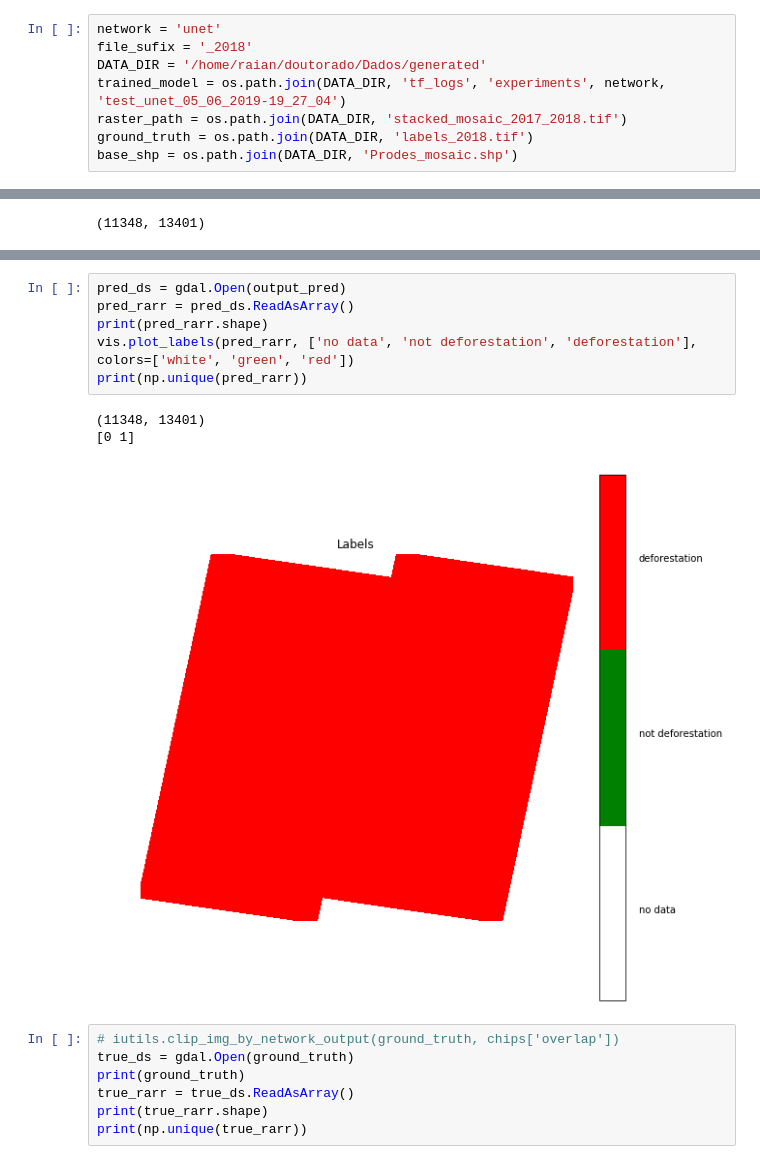
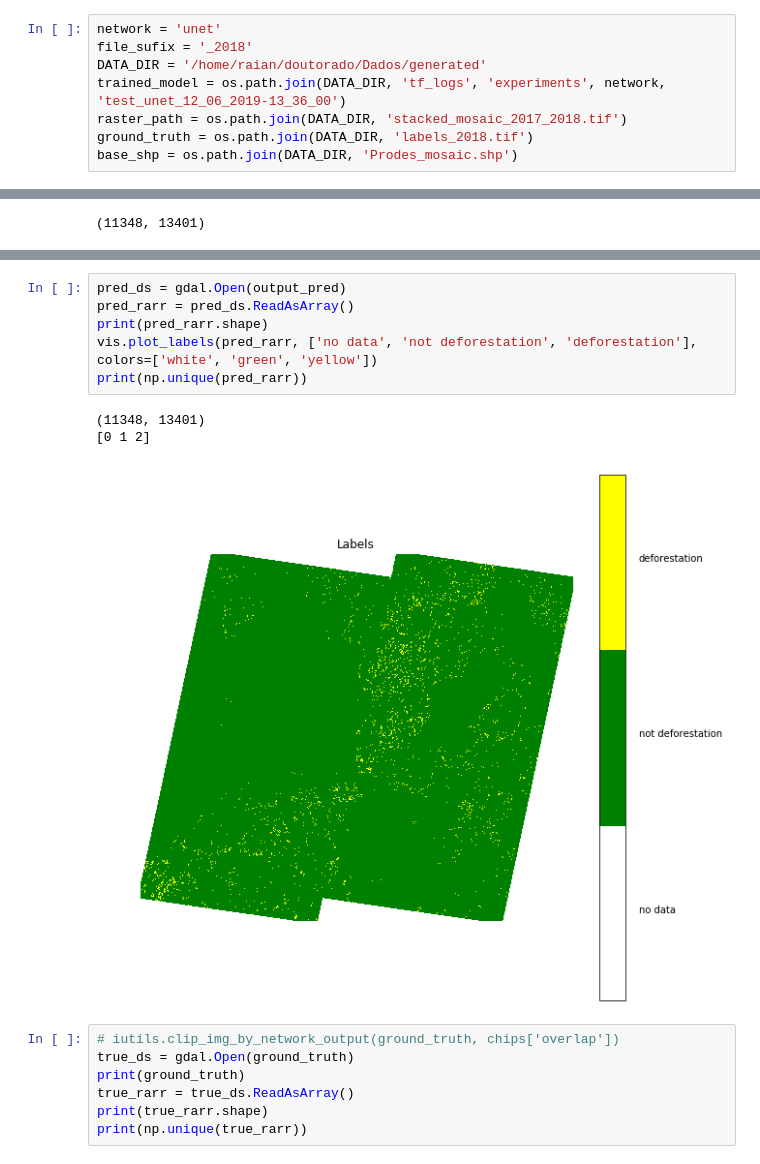
Before and after one commit to rvmaretto/deepgeo, a Jupyter notebook: notebooks/predict_fcn.ipynb, the cells around one changed output, grey strips where cells are left out. Saved outputs shown, nothing was run; the diff lists cells and outputs as text.

```diff
--- a/notebooks/predict_fcn.ipynb
+++ b/notebooks/predict_fcn.ipynb
@@ -31,7 +31,7 @@ reload(seqchips)
 network = 'unet'
 file_sufix = '_2018'
 DATA_DIR = '/home/raian/doutorado/Dados/generated'
-trained_model = os.path.join(DATA_DIR, 'tf_logs', 'experiments', network, 'test_unet_05_06_2019-19_27_04')
+trained_model = os.path.join(DATA_DIR, 'tf_logs', 'experiments', network, 'test_unet_12_06_2019-13_36_00')
 raster_path = os.path.join(DATA_DIR, 'stacked_mosaic_2017_2018.tif')
 ground_truth = os.path.join(DATA_DIR, 'labels_2018.tif')
 base_shp = os.path.join(DATA_DIR, 'Prodes_mosaic.shp')
@@ -118,13 +118,13 @@ vis.plot_rgb_img(raster_prob_ar, bands=[0, 1, 2], contrast=False)
 # %%
 pred_ds = gdal.Open(output_pred)
 pred_rarr = pred_ds.ReadAsArray()
 print(pred_rarr.shape)
-vis.plot_labels(pred_rarr, ['no data', 'not deforestation', 'deforestation'], colors=['white', 'green', 'red'])
+vis.plot_labels(pred_rarr, ['no data', 'not deforestation', 'deforestation'], colors=['white', 'green', 'yellow'])
 print(np.unique(pred_rarr))
 # %% [output]
 (11348, 13401)
-[0 1]
+[0 1 2]
-[figure, old version]
+[figure, new version]
 # %%
 # iutils.clip_img_by_network_output(ground_truth, chips['overlap'])
 true_ds = gdal.Open(ground_truth)
```
Also changed, not shown: parts of 4 cells of this notebook, 7 other files.
